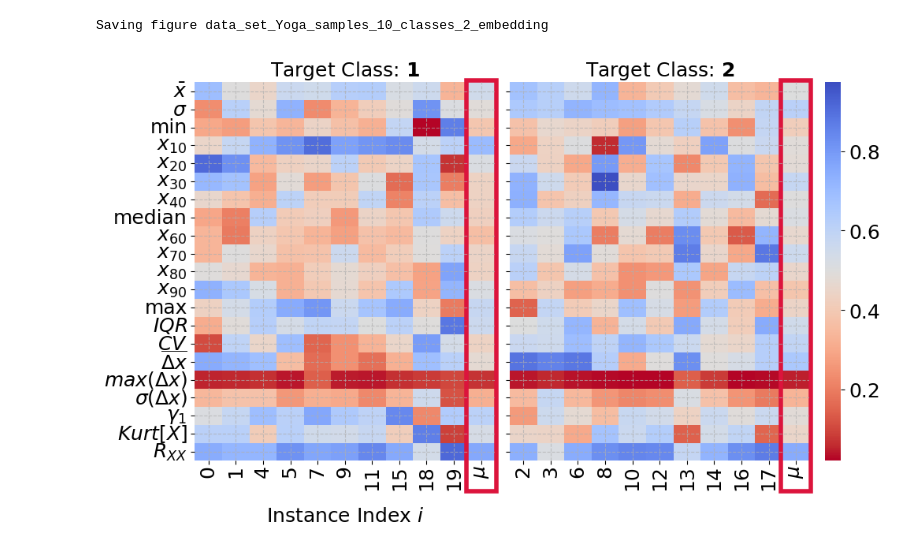
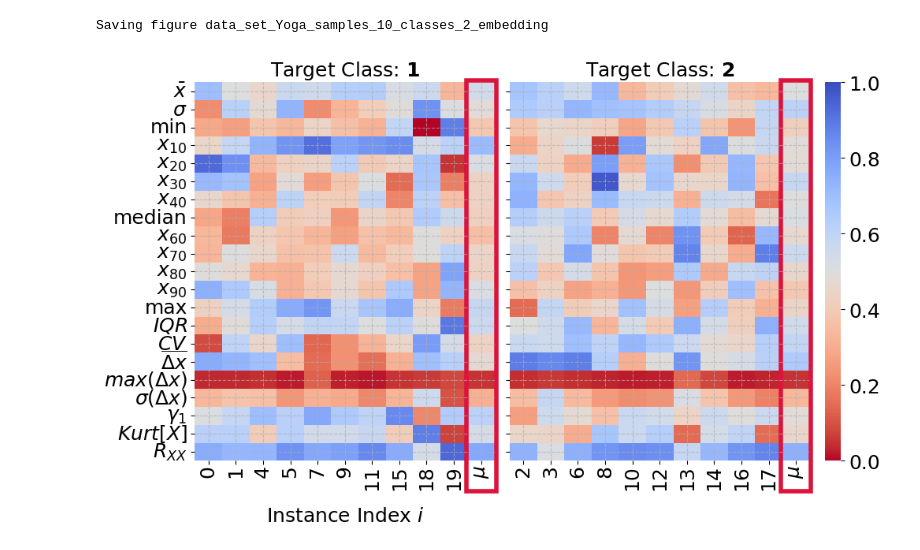
Before and after one commit to LarsBoecking/time_series_fingerprint, a Jupyter notebook: notebooks/b_data_centric.ipynb, the cells around one changed output. Cells and saved outputs as stored; diff of their text form; code cells hidden in the pictures.

```diff
--- a/notebooks/b_data_centric.ipynb
+++ b/notebooks/b_data_centric.ipynb
@@ -101,6 +101,8 @@ def _visualize_descriptives_data_set(
             class_statistics_scaled_new.T,
             cmap="coolwarm_r",
             center=0.5,
+            vmin=0,
+            vmax=1,
             ax=axes[i],
             cbar=i == len(classes) - 1,
             cbar_ax=cbar_ax,
@@ -121,31 +123,31 @@ def _visualize_descriptives_data_set(
         axes[i].add_patch(
             Rectangle((x, y), w, h, fill=False, edgecolor="crimson", lw=4, clip_on=False)
         )
 
 
         # Add title and labels to each subplot
         axes[i].tick_params(axis="x", labelsize=18)
         axes[i].tick_params(axis="y", labelsize=18)
         axes[i].set_xticklabels(axes[i].get_xticklabels(), rotation=90, ha="center")
         axes[i].set_title(f"Target Class: " + r"$\bf{" + str(target_class) + "}$", fontsize=18)
         axes[i].grid(visible=True, linestyle="--", alpha=0.7)
 
         if i == 0:
             axes[i].set_xlabel(r"Instance Index $i$", fontsize=18, labelpad=15)
         axes[i].tick_params(axis='x', which='major', pad=0)
 
     plt.subplots_adjust(hspace=.5, wspace=0.05,left=0.12,right=0.9,bottom=0.15, top=.95)
 
     if save_figure:
         fig_saver.save_fig(f"data_set_{data_set_name}_samples_{n_samples_per_class}_classes_{max_number_classes}_embedding")
     plt.show()
 
 _visualize_descriptives_data_set(
     data_set_name = "Yoga",
     n_samples_per_class = 10,
     max_number_classes = 2,
     save_figure = True
 )
 # %% [output]
 Saving figure data_set_Yoga_samples_10_classes_2_embedding
-[figure, old version]
+[figure, new version]
```
